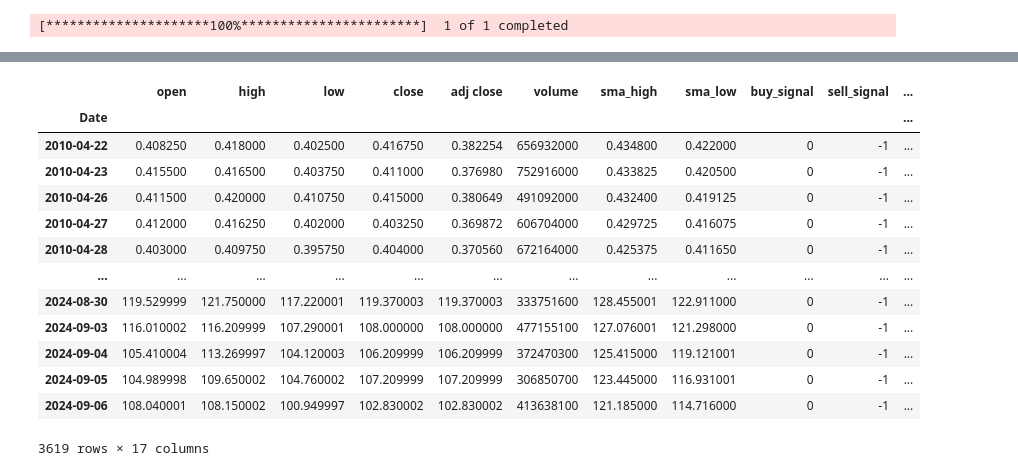
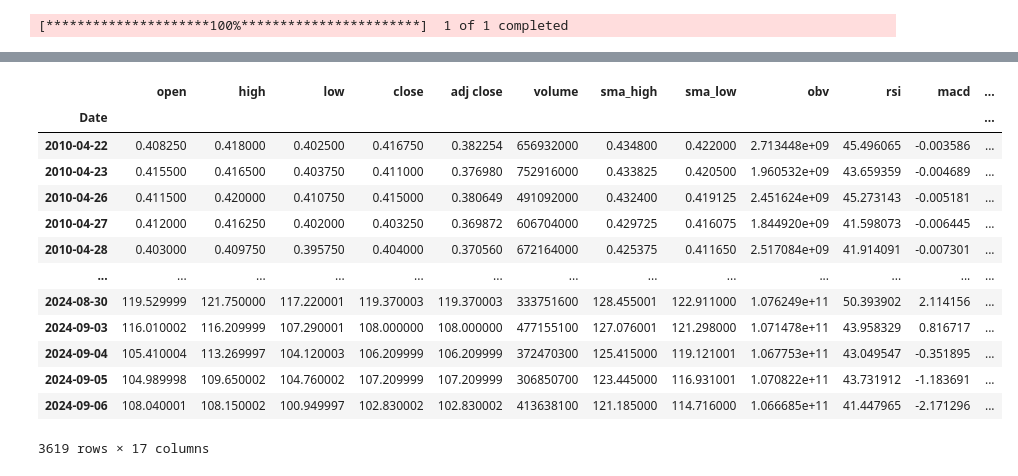
Before and after one commit to cody-mckeon/Algo_Indicator_0, a Jupyter notebook: Algo_Indicator_0.ipynb, the cells around one changed output, grey strips where cells are left out. Drawn from its saved outputs; the diff is of its cells as text; code cells hidden in the pictures.

```diff
--- a/Algo_Indicator_0.ipynb
+++ b/Algo_Indicator_0.ipynb
@@ -122,7 +127,7 @@ See the caveats in the documentation: https://pandas.pydata.org/pandas-docs/stab
 df_cleaned.loc[:, 'obv'] = talib.OBV(df_cleaned['close'], df_cleaned['volume'])
 
 # Momentum Indicators (RSI and MACD)
-df_cleaned.loc[:, 'rsi'] = talib.RSI(df_cleaned['close'], timeperiod=14)
+df_cleaned.loc[:, 'rsi'] = talib.RSI(df_cleaned['close'], timeperiod=21)
 
 # Assign MACD, signal, and histogram
 df_cleaned.loc[:, 'macd'], df_cleaned.loc[:, 'macdsignal'], df_cleaned.loc[:, 'macdhist'] = talib.MACD(df_cleaned['close'], fastperiod=12, slowperiod=26, signalperiod=9)
@@ -161,0 +157,9 @@ See the caveats in the documentation: https://pandas.pydata.org/pandas-docs/stab
+# %%
+# Feature engineering
+# I attempt to optimize features below
+df_cleaned.loc[:, 'rsi_buy'] = (df_cleaned['rsi'] < 30).astype(int)  # Buy if RSI < 30
+df_cleaned.loc[:, 'rsi_sell'] = (df_cleaned['rsi'] > 70).astype(int)  # Sell if RSI > 70
+
+df_cleaned = df_cleaned.drop(columns=['buy_signal', 'sell_signal'])
+
+df_cleaned
@@ -162,33 +407,53 @@ See the caveats in the documentation: https://pandas.pydata.org/pandas-docs/stab
 # %%
 # Strategy Implementation
 # Signals SSL, Volume, and Momentum
 # Define rules for buying, selling, and holding
+# RSI, MACD
 
 def generate_trading_signals(df):
 
     # Conditions for buying
-    df.loc[:, 'buy'] = np.where((df['buy_signal'] == 1) & (df['rsi'] < 30) & (df['macd'] > df['macdsignal']), 1, 0)
+    df.loc[:, 'buy'] = np.where((df['rsi'] < 10) & (df['macd'] > df['macdsignal']), 1, 0)
 
     # Conditions for selling
-    df.loc[:, 'sell'] = np.where((df['sell_signal'] == -1) & (df['rsi'] > 70) & (df['macd'] < df['macdsignal']), -1, 0)
+    df.loc[:, 'sell'] = np.where((df['rsi'] > 50) & (df['macd'] < df['macdsignal']), -1, 0)
+
+    return df
+
+def generate_macd_signals(df):
+    # Conditions for buying
+    df.loc[:, 'buy'] = np.where((df['macd'] > df['macdsignal']), 1, 0)
+
+    # Conditions for selling
+    df.loc[:, 'sell'] = np.where((df['macd'] < df['macdsignal']), -1, 0)
+
+    return df
+
+def generate_rsi_signals(df):
+    # Conditions for buying
+    df.loc[:, 'buy'] = np.where((df['rsi'] < 30), 1, 0)
+
+    # Conditions for selling
+    df.loc[:, 'sell'] = np.where((df['rsi'] > 50), -1, 0)
 
     return df
 
 
+
 df_cleaned = generate_trading_signals(df_cleaned)
 df_cleaned
 # %% [output]
-|  | open | high | low | close | adj close | volume | sma_high | sma_low | buy_signal | sell_signal | ... |
-| Date |  |  |  |  |  |  |  |  |  |  | ... |
-| 2010-04-22 | 0.408250 | 0.418000 | 0.402500 | 0.416750 | 0.382254 | 656932000 | 0.434800 | 0.422000 | 0 | -1 | ... |
-| 2010-04-23 | 0.415500 | 0.416500 | 0.403750 | 0.411000 | 0.376980 | 752916000 | 0.433825 | 0.420500 | 0 | -1 | ... |
-| 2010-04-26 | 0.411500 | 0.420000 | 0.410750 | 0.415000 | 0.380649 | 491092000 | 0.432400 | 0.419125 | 0 | -1 | ... |
-| 2010-04-27 | 0.412000 | 0.416250 | 0.402000 | 0.403250 | 0.369872 | 606704000 | 0.429725 | 0.416075 | 0 | -1 | ... |
-| 2010-04-28 | 0.403000 | 0.409750 | 0.395750 | 0.404000 | 0.370560 | 672164000 | 0.425375 | 0.411650 | 0 | -1 | ... |
-| ... | ... | ... | ... | ... | ... | ... | ... | ... | ... | ... | ... |
-| 2024-08-30 | 119.529999 | 121.750000 | 117.220001 | 119.370003 | 119.370003 | 333751600 | 128.455001 | 122.911000 | 0 | -1 | ... |
-| 2024-09-03 | 116.010002 | 116.209999 | 107.290001 | 108.000000 | 108.000000 | 477155100 | 127.076001 | 121.298000 | 0 | -1 | ... |
-| 2024-09-04 | 105.410004 | 113.269997 | 104.120003 | 106.209999 | 106.209999 | 372470300 | 125.415000 | 119.121001 | 0 | -1 | ... |
-| 2024-09-05 | 104.989998 | 109.650002 | 104.760002 | 107.209999 | 107.209999 | 306850700 | 123.445000 | 116.931001 | 0 | -1 | ... |
-| 2024-09-06 | 108.040001 | 108.150002 | 100.949997 | 102.830002 | 102.830002 | 413638100 | 121.185000 | 114.716000 | 0 | -1 | ... |
+|  | open | high | low | close | adj close | volume | sma_high | sma_low | obv | rsi | macd | ... |
+| Date |  |  |  |  |  |  |  |  |  |  |  | ... |
+| 2010-04-22 | 0.408250 | 0.418000 | 0.402500 | 0.416750 | 0.382254 | 656932000 | 0.434800 | 0.422000 | 2.713448e+09 | 45.496065 | -0.003586 | ... |
+| 2010-04-23 | 0.415500 | 0.416500 | 0.403750 | 0.411000 | 0.376980 | 752916000 | 0.433825 | 0.420500 | 1.960532e+09 | 43.659359 | -0.004689 | ... |
+| 2010-04-26 | 0.411500 | 0.420000 | 0.410750 | 0.415000 | 0.380649 | 491092000 | 0.432400 | 0.419125 | 2.451624e+09 | 45.273143 | -0.005181 | ... |
+| 2010-04-27 | 0.412000 | 0.416250 | 0.402000 | 0.403250 | 0.369872 | 606704000 | 0.429725 | 0.416075 | 1.844920e+09 | 41.598073 | -0.006445 | ... |
+| 2010-04-28 | 0.403000 | 0.409750 | 0.395750 | 0.404000 | 0.370560 | 672164000 | 0.425375 | 0.411650 | 2.517084e+09 | 41.914091 | -0.007301 | ... |
+| ... | ... | ... | ... | ... | ... | ... | ... | ... | ... | ... | ... | ... |
+| 2024-08-30 | 119.529999 | 121.750000 | 117.220001 | 119.370003 | 119.370003 | 333751600 | 128.455001 | 122.911000 | 1.076249e+11 | 50.393902 | 2.114156 | ... |
+| 2024-09-03 | 116.010002 | 116.209999 | 107.290001 | 108.000000 | 108.000000 | 477155100 | 127.076001 | 121.298000 | 1.071478e+11 | 43.958329 | 0.816717 | ... |
+| 2024-09-04 | 105.410004 | 113.269997 | 104.120003 | 106.209999 | 106.209999 | 372470300 | 125.415000 | 119.121001 | 1.067753e+11 | 43.049547 | -0.351895 | ... |
+| 2024-09-05 | 104.989998 | 109.650002 | 104.760002 | 107.209999 | 107.209999 | 306850700 | 123.445000 | 116.931001 | 1.070822e+11 | 43.731912 | -1.183691 | ... |
+| 2024-09-06 | 108.040001 | 108.150002 | 100.949997 | 102.830002 | 102.830002 | 413638100 | 121.185000 | 114.716000 | 1.066685e+11 | 41.447965 | -2.171296 | ... |
 3619 rows × 17 columns
```
Also changed, not shown: parts of 11 cells of this notebook.
